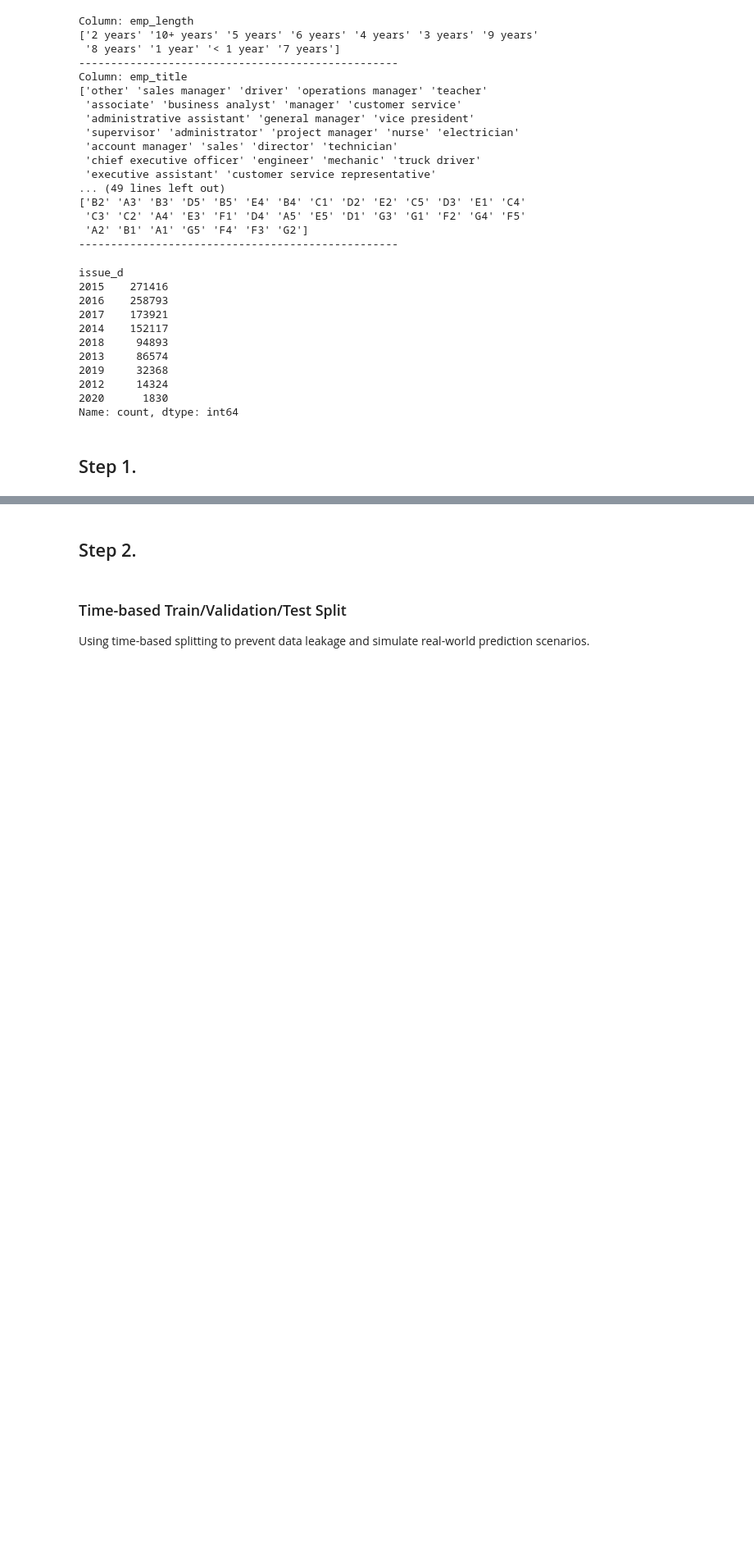
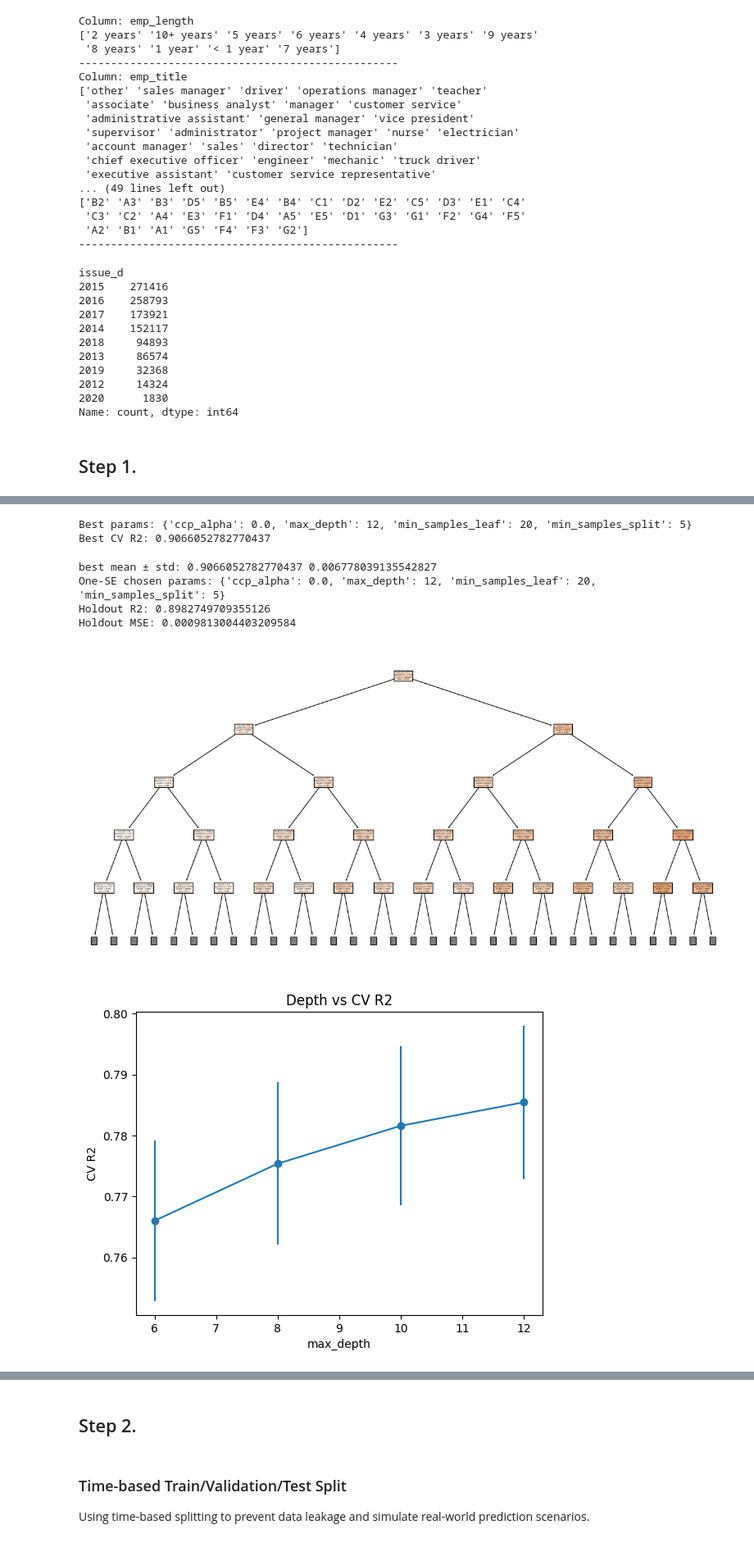
Before and after one commit to DENGDixin/isaf-g2, a Jupyter notebook: project.ipynb, the cells around one changed output, grey strips where cells are left out. Shown at 82% size. Cells and saved outputs as stored; diff of their text form; code cells hidden in the pictures; blank space fills up the shorter version.

```diff
--- a/project.ipynb
+++ b/project.ipynb
@@ -161,0 +208,57 @@ Name: count, dtype: int64
+# %%
+dt = DecisionTreeRegressor(random_state=100)
+gs = GridSearchCV(dt, param_grid, scoring='r2', cv=cv, n_jobs=-1, return_train_score=True)
+gs.fit(X_train_full, y_train_full)
+
+print("Best params:", gs.best_params_)
+print("Best CV R2:", gs.best_score_)
+# %% [output]
+Best params: {'ccp_alpha': 0.0, 'max_depth': 12, 'min_samples_leaf': 20, 'min_samples_split': 5}
+Best CV R2: 0.9066052782770437
+# %%
+# then apply one-standard-error rule
+results = pd.DataFrame(gs.cv_results_)
+
+# find best mean test score and correspond std
+best_idx = gs.best_index_
+best_mean = results.loc[best_idx, 'mean_test_score']
+best_std = results.loc[best_idx, 'std_test_score']
+print("best mean ± std:", best_mean, best_std)
+
+# one-standard-error rule: find the simpliest model while mean_test_score >= best_mean - best_std
+candidates = results[results['mean_test_score'] >= best_mean - best_std]
+
+candidates['param_max_depth'] = candidates['param_max_depth'].astype(float)
+simple_choice = candidates.sort_values(['param_max_depth','mean_test_score'], ascending=[True, False]).iloc[0]
+print("One-SE chosen params:", simple_choice['params'])
+
+# use one-SE params to train the model，and test on the holdout dataset
+final_params = simple_choice['params']  # or gs.best_params_
+final_model = DecisionTreeRegressor(random_state=42, **final_params)
+final_model.fit(X_train_full, y_train_full)
+
+y_hold_pred = final_model.predict(X_holdout)
+print("Holdout R2:", r2_score(y_holdout, y_hold_pred))
+print("Holdout MSE:", mean_squared_error(y_holdout, y_hold_pred))
+# %% [output]
+best mean ± std: 0.9066052782770437 0.006778039135542827
+One-SE chosen params: {'ccp_alpha': 0.0, 'max_depth': 12, 'min_samples_leaf': 20, 'min_samples_split': 5}
+Holdout R2: 0.8982749709355126
+Holdout MSE: 0.0009813004403209584
+# %%
+# visulize the decision tree
+plt.figure(figsize=(16,8))
+plot_tree(final_model, feature_names=X.columns, filled=True, max_depth=4)    # max_depth to keep readable
+plt.show()
+
+# max_depth vs CV R2 curve
+depth_results = results.groupby('param_max_depth').agg({
+    'mean_test_score':'mean', 'std_test_score':'mean'
+}).reset_index().sort_values('param_max_depth')
+plt.errorbar(depth_results['param_max_depth'], depth_results['mean_test_score'],
+             yerr=depth_results['std_test_score'], marker='o')
+plt.xlabel('max_depth'); plt.ylabel('CV R2'); plt.title('Depth vs CV R2')
+plt.show()
+# %% [output]
+[figure, added]
+[figure, added]
```
Also changed, not shown: parts of 14 cells of this notebook.
